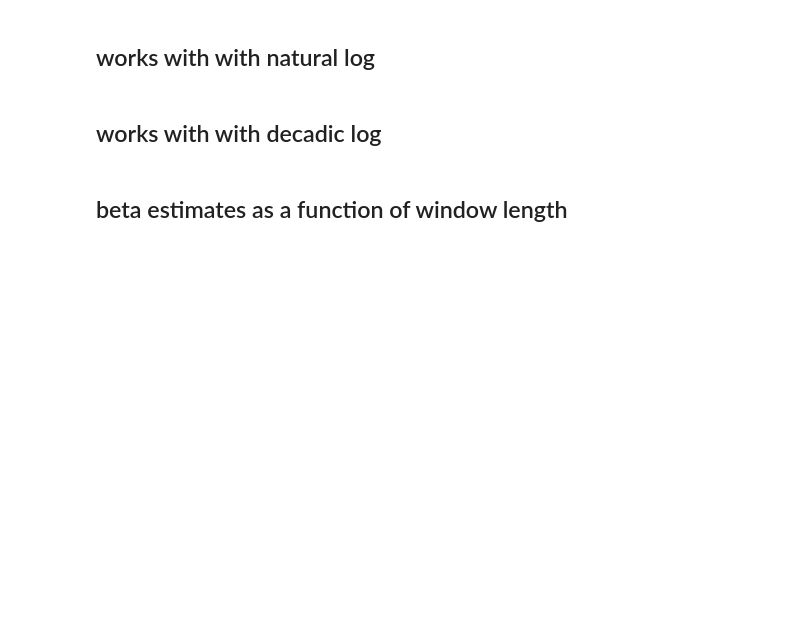
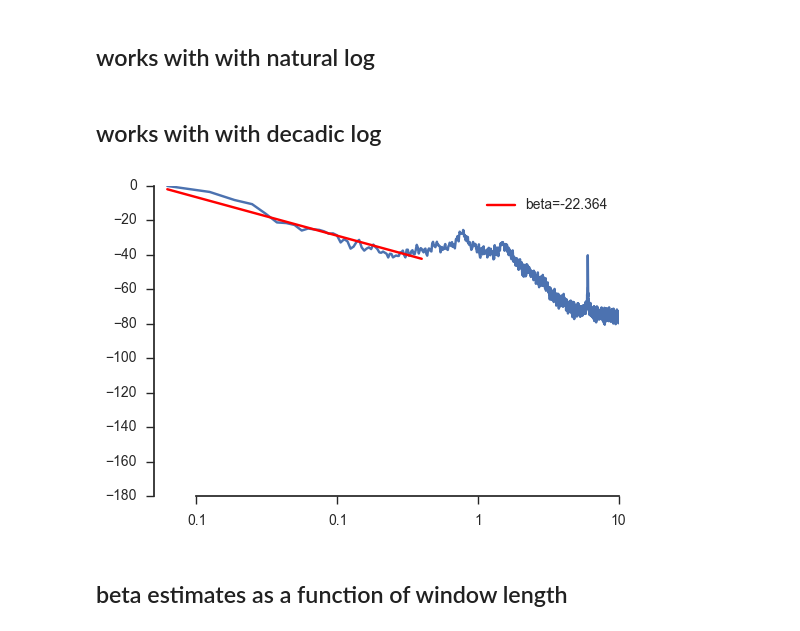
Before and after one commit to neurospin/meg_study_dynamic_scales, a Jupyter notebook: scripts/paper_check_powerlaw_fit.ipynb, the cells around one changed output. Cells and saved outputs as stored; diff of their text form; code cells hidden in the pictures; blank space fills up the shorter version.

```diff
--- a/scripts/paper_check_powerlaw_fit.ipynb
+++ b/scripts/paper_check_powerlaw_fit.ipynb
@@ -138,24 +138,28 @@ freqs, psd = welch(raw[100][0] * 1e15, nperseg=(2**18), fs=raw.info['sfreq'], de
 # %%
 plt.plot(freqs[fmask])
 # %%
-freqs, psd = welch(raw[100][0], nperseg=(2**15), fs=raw.info['sfreq'], detrend='linear',
-                   scaling='spectrum', noverlap=0)
+freqs, psd = welch(raw[100][0] * 1e15, nperseg=(2**15), fs=raw.info['sfreq'], detrend='linear',
+                   noverlap=0)
 fmask = (freqs <= 4) & (freqs > 0)
 fmask = (freqs <= 4) & (freqs > 0)
 freqs = np.log10(freqs)
 psd /= psd[:, 1]
 psd = 20 * np.log10(psd)
+# psd = np.log10(psd)
 lm = LinearRegression(normalize=False).fit(
    freqs[fmask][:, None],
    psd.T[fmask])
 
 fit_line = lm.predict(freqs[fmask][:, None])
 plt.figure()
 plt.plot(freqs, psd.T)
 plt.plot(freqs[fmask], fit_line, color='red', label='beta=%0.3f' % lm.coef_[0])
 plt.legend(loc='best')
 plt.xticks(np.log10([0.01, 0.1, 1, 10, 100]), [0.1, 0.1, 1, 10, 100])
+plt.xlim(*np.log10([0.05, 100]))
 sns.despine(trim=True)
+# %% [output]
+[figure, added]
 # %% [markdown]
 ## beta estimates as a function of window length
 # %%
```
Also changed, not shown: 1 other file.
